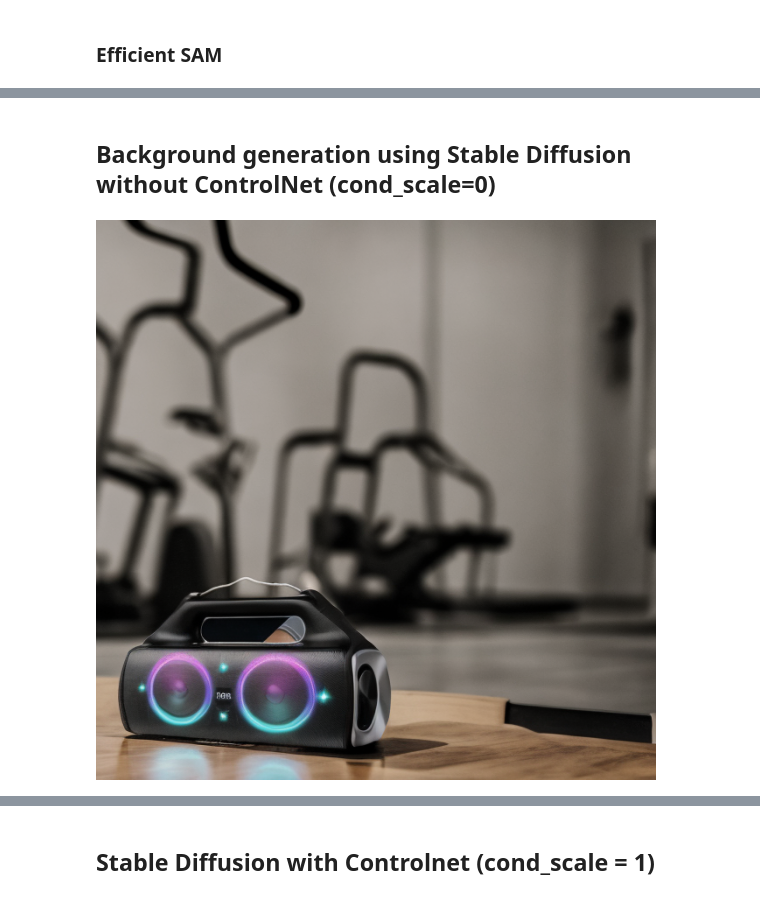
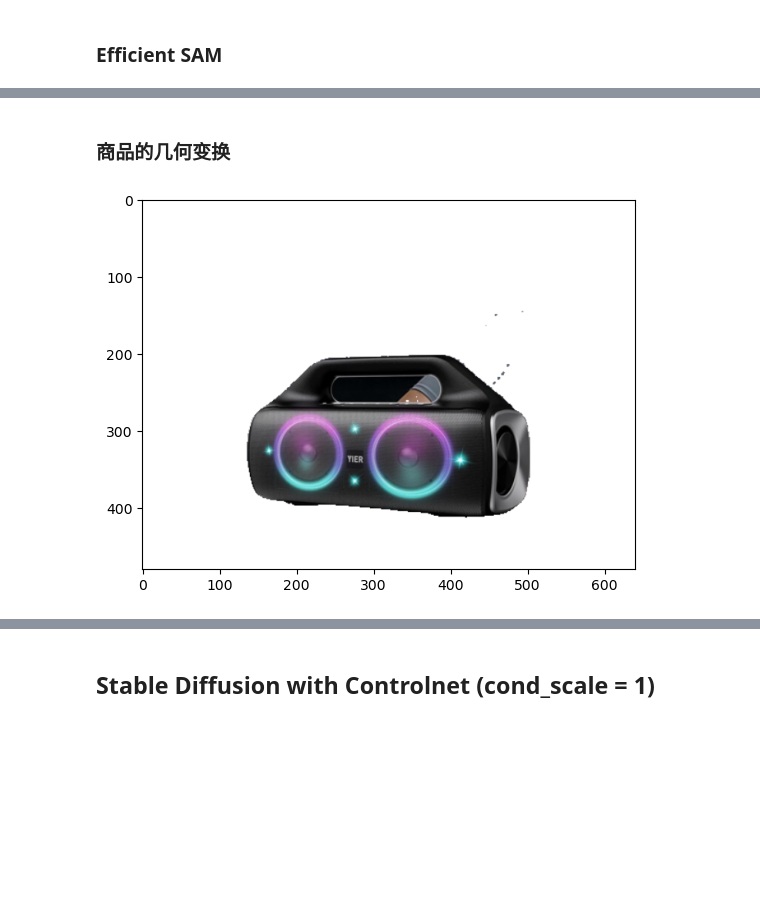
Before and after one commit to jungletada/ReGe, a Jupyter notebook: inference.ipynb, the cells around one changed output, grey strips where cells are left out. Saved outputs shown, nothing was run; the diff lists cells and outputs as text; code cells hidden in the pictures; blank space fills up the shorter version.

```diff
--- a/inference.ipynb
+++ b/inference.ipynb
@@ -152 +150,23 @@ plt.axis('on')
+# %%
+def find_border(mask):
+    top = np.argmax(mask.sum(axis=1) > 0)   # 上边界
+    bottom = len(mask) - np.argmax(mask[::-1].sum(axis=1) > 0)# 下边界
+    left = np.argmax(mask.sum(axis=0) > 0)  # 左边界
+    right = len(mask[0]) - np.argmax(mask[:,::-1].sum(axis=0) > 0)  # 右边界
+
+    return top, bottom, left, right
+
+
+def get_crop_image_mask(sample_image_np, mask):
+    # 保存为带有透明度的四通道BGRA格式：
+    sample_image_np = sample_image_np.copy().astype(np.uint8)
+    sample_image_np = cv2.cvtColor(sample_image_np, cv2.COLOR_RGB2BGRA)  # 转换为带有透明度的图像
+    mask = np.where(mask, 255, 0).astype(np.uint8)
+    sample_image_np[:,:,3] = mask  # 设置透明度
+    # 找到蒙版的边界
+    top, bottom, left, right = find_border(mask)
+    # 根据边界裁剪图像
+    cropped_image = sample_image_np[top:bottom, left:right]
+    # 保存裁剪后的结果为带有透明度的PNG格式
+    return cropped_image
 # %%
@@ -180,21 +189,17 @@ mask
-# %% [markdown]
-## Background generation using Stable Diffusion without ControlNet (cond_scale=0)
-# %%
-generator = torch.Generator(device='cuda').manual_seed(seed)
-
-cond_scale = 0.0
-with torch.autocast("cuda"):
-    sd2_image = pipeline(
-        prompt=prompt,
-        image=img,
-        mask_image=mask,
-        control_image=mask,
-        num_images_per_prompt=1,
-        generator=generator,
-        num_inference_steps=20,
-        guess_mode=False,
-        controlnet_conditioning_scale=cond_scale
-    ).images[0]
-sd2_image
-# %% [output]
-[figure, removed]
+# %% [markdown]
+### 商品的几何变换
+# %%
+canvas_size = (480, 640)  # Example canvas size
+scale_factor = 1.2  # Example scaling factor
+rotation_angle = 0  # Example rotation angle in degrees
+translation_xy = (0, 40)  # Example translation (x, y)
+
+# Perform transformations and get the final image and mask
+img_geo, mask = create_canvas_and_transform_image(
+    cropped_image, canvas_size, scale_factor, rotation_angle, translation_xy)
+
+img_geo = cv2.cvtColor(img_geo, cv2.COLOR_BGRA2RGBA)
+plt.imshow(img_geo)
+plt.show()
+# %% [output]
+[figure, added]
```
Also changed, not shown: parts of 10 cells of this notebook, 2 other files.
